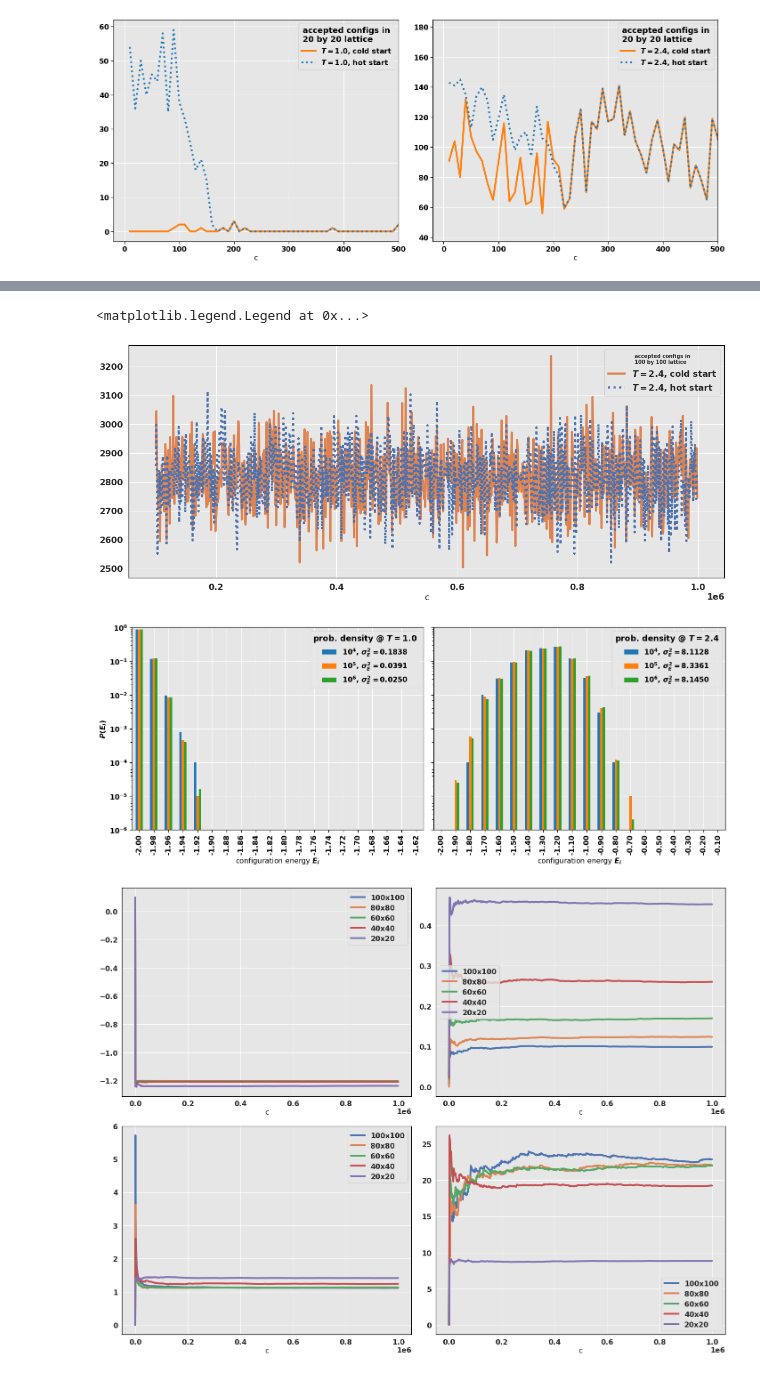
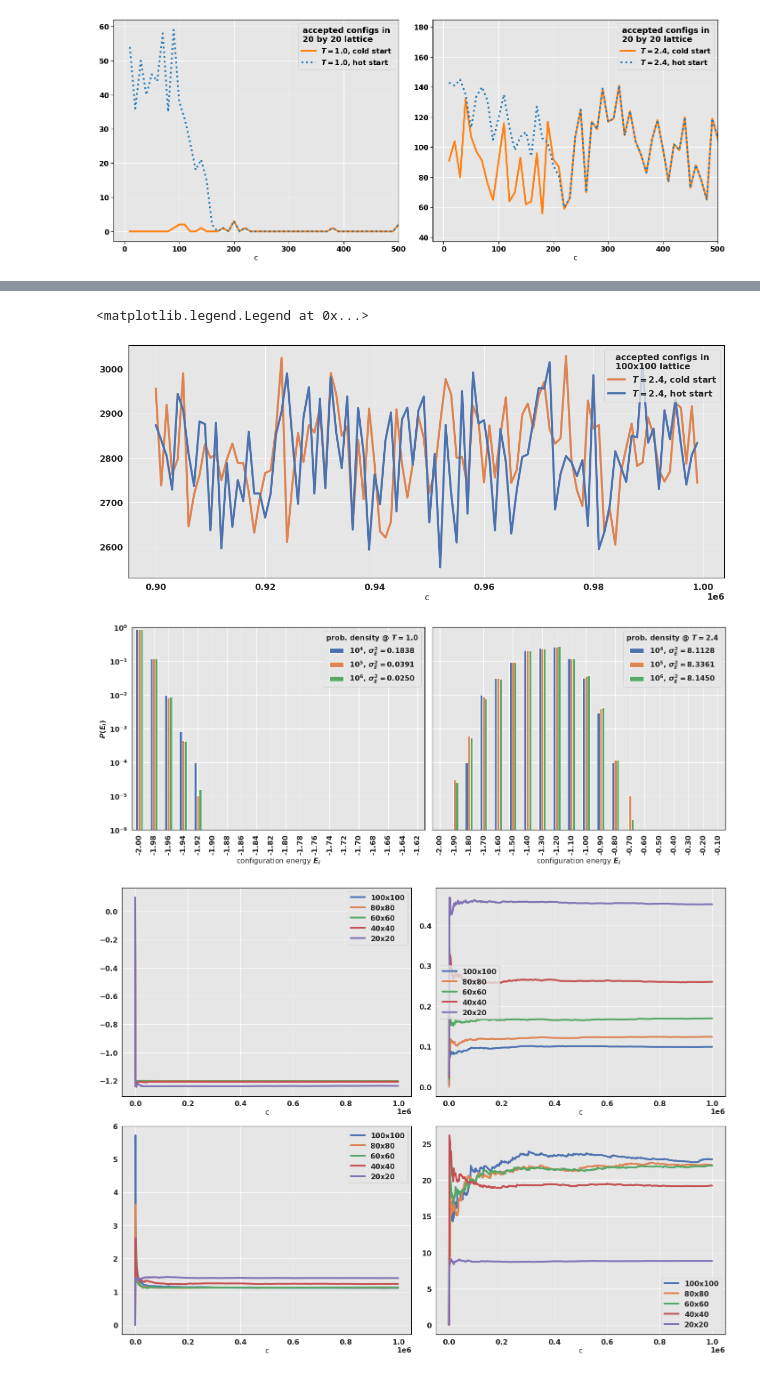
Before and after one commit to fonstelien/FYS4150, a Jupyter notebook: project4/results/project4.ipynb, the cells around one changed output, grey strips where cells are left out. Cells and saved outputs as stored; diff of their text form; code cells hidden in the pictures.

```diff
--- a/project4/results/project4.ipynb
+++ b/project4/results/project4.ipynb
@@ -241,16 +241,16 @@ plt.show()
 # %%
 hot_vals = pd.read_csv("./100x100-hot-cold-start/hot_vals.csv", comment='#')
 cold_vals = pd.read_csv("./100x100-hot-cold-start/cold_vals.csv", comment='#')
 
 fig, axes = plt.subplots(ncols=1, nrows=1, sharex=True, figsize=TWO_TIMES_ONE)
 ax = axes
-cold_vals.iloc[100:].plot(x='c', y='accs', ax=ax, label='$T=2.4$, cold start', color=COLORS[1])
-hot_vals.iloc[100:].plot(x='c', y='accs', ax=ax, label='$T=2.4$, hot start', color=COLORS[0], style=':')
+cold_vals.iloc[-100:].plot(x='c', y='accs', ax=ax, label='$T=2.4$, cold start', color=COLORS[1])
+hot_vals.iloc[-100:].plot(x='c', y='accs', ax=ax, label='$T=2.4$, hot start', color=COLORS[0])
 #ax.set_ylim(*e_ylim)
-ax.legend(loc='upper right', title='accepted configs in\n100 by 100 lattice')
+ax.legend(loc='upper right', title='accepted configs in\n100x100 lattice', title_fontsize=MEDIUM)
 # %% [output]
 <matplotlib.legend.Legend at 0x...>
-[figure, old version]
+[figure, new version]
 # %%
 T1C4 = pd.read_csv('./probability-distribution/T1C4.csv', comment='#')
 T1C5 = pd.read_csv('./probability-distribution/T1C5.csv', comment='#')
@@ -276,13 +276,13 @@ ax = axes[0]
 df1.iloc[:20].plot(x='E', ax=ax, kind='bar', rot=90, fontsize=MEDIUM)
 ax.set_xticklabels([f'{v:.2f}' for v in df1['E'].iloc[:20]])
 ax.set_xlabel('configuration energy $E_i$')
-ax.legend(['$10^4$, $\sigma^2_E=0.1838$', '$10^5$, $\sigma^2_E=0.0391$', '$10^6$, $\sigma^2_E=0.0250$', ], title='prob. density @ $T=1.0$', loc='upper right', fontsize=MEDIUM)
+ax.legend(['$10^4$, $\sigma^2_E=0.1838$', '$10^5$, $\sigma^2_E=0.0391$', '$10^6$, $\sigma^2_E=0.0250$', ], title='prob. density @ $T=1.0$', loc='upper right', title_fontsize=MEDIUM)
 
 ax = axes[1]
 df24.plot(x='E', ax=ax, kind='bar', rot=90, fontsize=MEDIUM)
 ax.set_xticklabels([f'{v:.2f}' for v in df24['E']])
 ax.set_xlabel('configuration energy $E_i$')
-ax.legend(['$10^4$, $\sigma^2_E=8.1128$', '$10^5$, $\sigma^2_E=8.3361$', '$10^6$, $\sigma^2_E=8.1450$', ], title='prob. density @ $T=2.4$', loc='upper right', fontsize=MEDIUM)
+ax.legend(['$10^4$, $\sigma^2_E=8.1128$', '$10^5$, $\sigma^2_E=8.3361$', '$10^6$, $\sigma^2_E=8.1450$', ], title='prob. density @ $T=2.4$', loc='upper right', title_fontsize=MEDIUM)
 
 ax = axes[0]
 ax.set_ylim(1e-6,1)
@@ -292,7 +292,7 @@ ax.set_ylabel(r'$P(E_i)$', fontsize=MEDIUM)
 plt.tight_layout()
 plt.show()
 # %% [output]
-[figure, old version]
+[figure, new version]
 # %%
 df100 = pd.read_csv("./1e6-runs/100x100.csv", comment='#')
 df80 = pd.read_csv("./1e6-runs/80x80.csv", comment='#')
```
Also changed, not shown: parts of 4 cells of this notebook.
